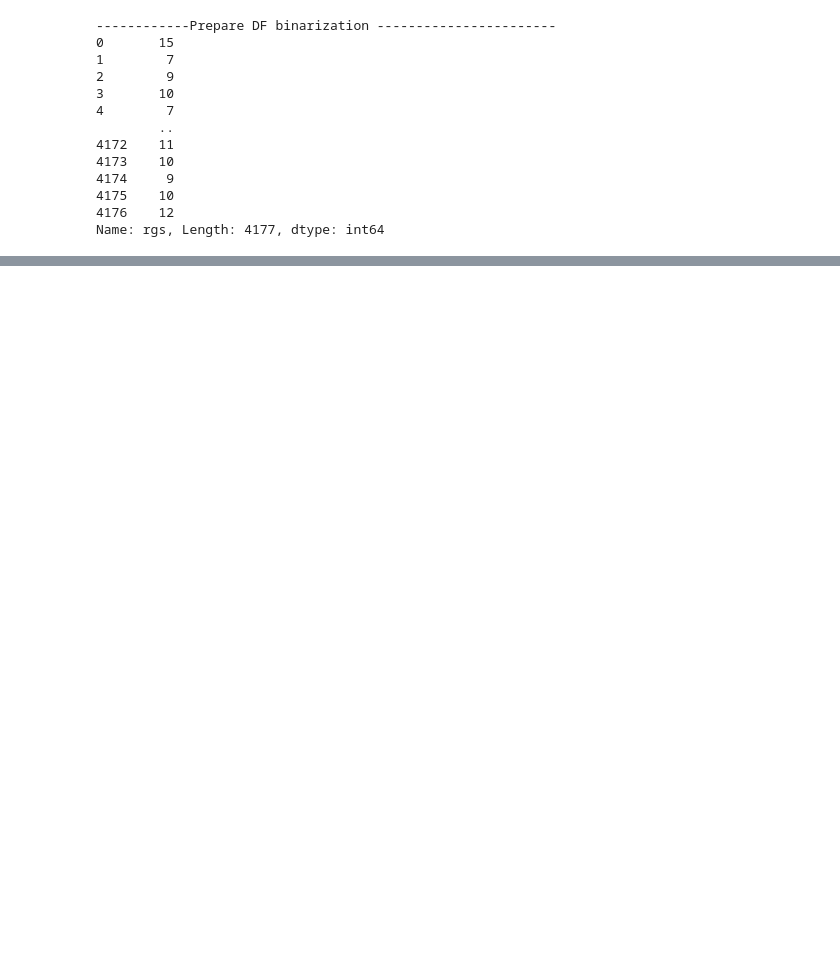
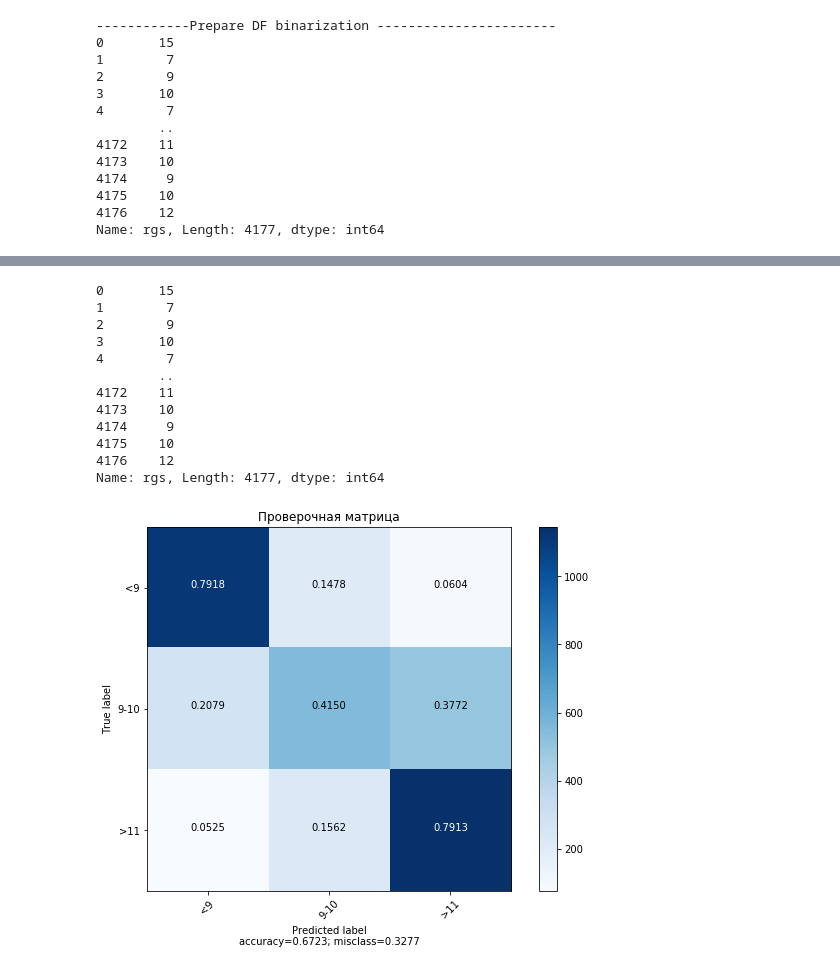
Before and after one commit to jumbo5337/Neural-networks, a Jupyter notebook: pr3/app_pr3.ipynb, the cells around one changed output, grey strips where cells are left out. Drawn from its saved outputs; the diff is of its cells as text; code cells hidden in the pictures; blank space fills up the shorter version.

```diff
--- a/pr3/app_pr3.ipynb
+++ b/pr3/app_pr3.ipynb
@@ -182,0 +156,30 @@ plt.show()
+# %%
+from sklearn.metrics import confusion_matrix
+import matplotlib.pyplot as plt
+from lb4.lib import plot_confusion_matrix
+
+y_pred = np.argmax(model.predict(samples), axis=1)
+
+cf = confusion_matrix(prepare_labels(df_data), y_pred)
+
+title = 'Проверочная матрица'
+labels_arr = ['<9', '9-10', '>11']
+
+plot_confusion_matrix(cf, title = title,
+                             target_names = labels_arr,
+                             normalize=True,
+                                 cmap=plt.cm.Blues)
+# %% [output]
+0       15
+1        7
+2        9
+3       10
+4        7
+        ..
+4172    11
+4173    10
+4174     9
+4175    10
+4176    12
+Name: rgs, Length: 4177, dtype: int64
+[figure, added]
```
Also changed, not shown: parts of 6 cells of this notebook, 2 other files.
